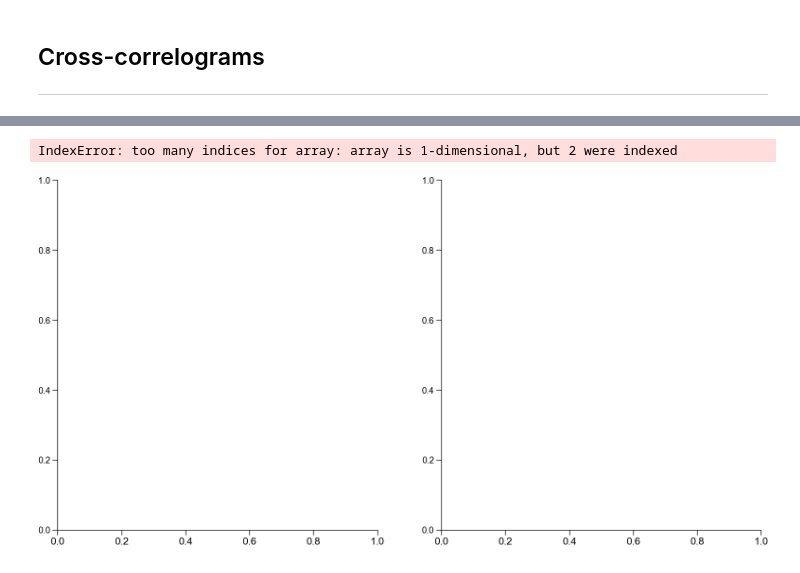
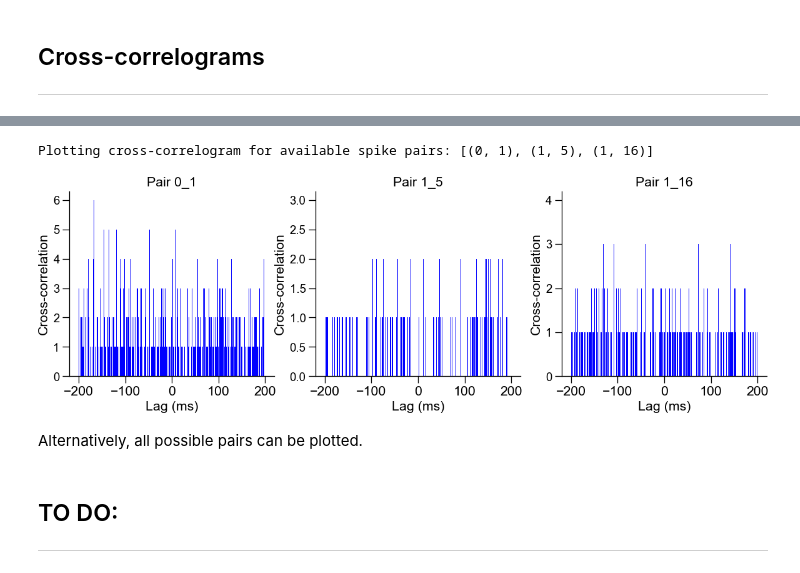
Before and after one commit to mzabolocki/SynaptiConn, a Jupyter notebook: examples/plots/plot_spiketrains_phy.ipynb, the cells around one changed output, grey strips where cells are left out. Saved outputs shown, nothing was run; the diff lists cells and outputs as text; code cells hidden in the pictures.

Commit message:
ccg subplot updates for show_all (script only)

```diff
--- a/examples/plots/plot_spiketrains_phy.ipynb
+++ b/examples/plots/plot_spiketrains_phy.ipynb
@@ -185,7 +108,0 @@ spike_times_set
-# %%
-# fig, ax = plt.subplots(9, 9, figsize=(10, 10), sharey=False, sharex=True)
-plot_ccg(cross_correlograms_data, labels=labels, ax=None, figsize=(20, 10))
-# file_name='test', file_path='.', extension='png'
-# %% [output]
-IndexError: too many indices for array: array is 1-dimensional, but 2 were indexed
-[figure, removed]
@@ -193,0 +109,8 @@ IndexError: too many indices for array: array is 1-dimensional, but 2 were index
+# %%
+spike_pairs = [(1,16), (1,5), (0,1), (1,16)]
+snc.plot_crosscorrelogram(spike_pairs=spike_pairs, figsize=(15, 4))
+# %% [output]
+Plotting cross-correlogram for available spike pairs: [(0, 1), (1, 5), (1, 16)]
+[figure, added]
+# %% [markdown]
+Alternatively, all possible pairs can be plotted.
@@ -194 +123,4 @@ IndexError: too many indices for array: array is 1-dimensional, but 2 were index
+# %% [markdown]
+## TO DO:
+-----
 # %% [markdown]
```
Also changed, not shown: parts of 10 cells of this notebook, 2 other files.
